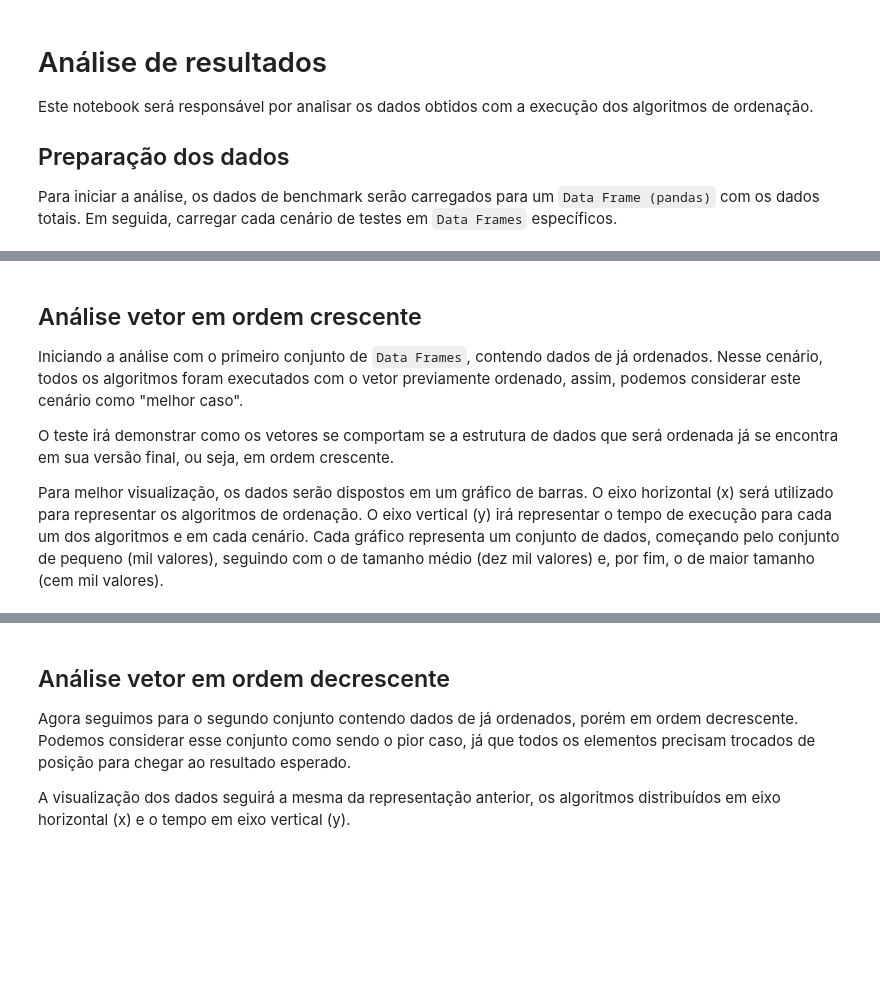
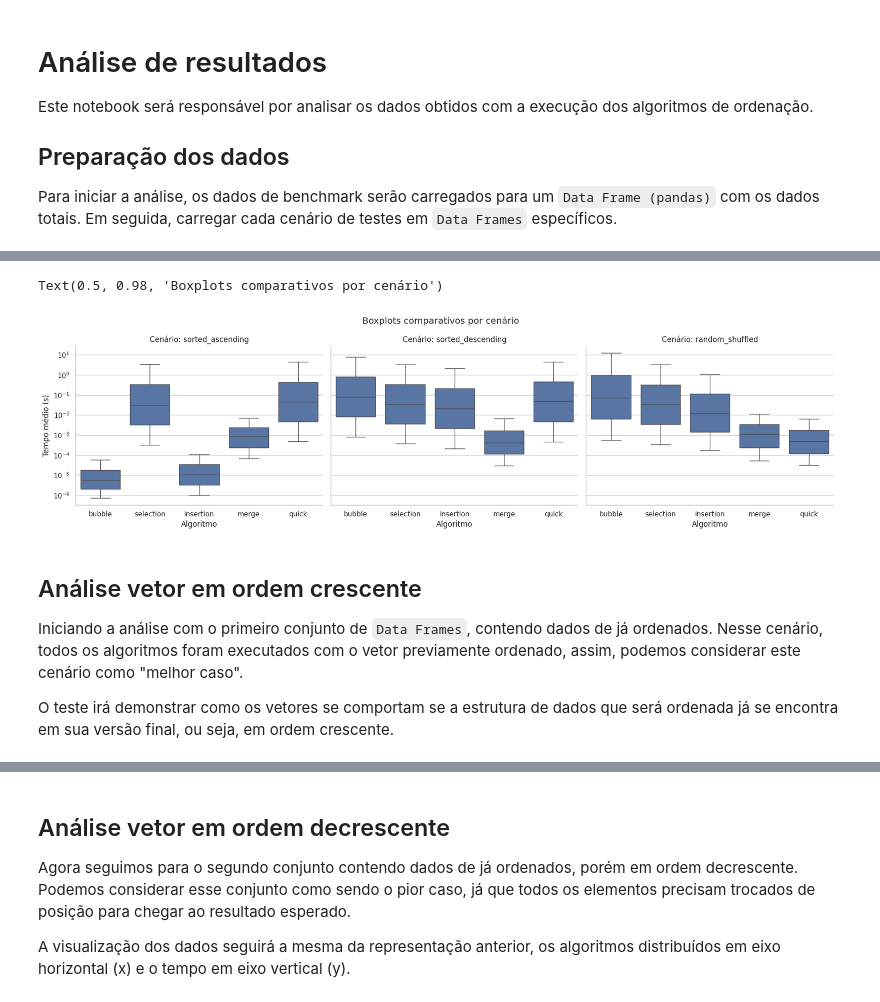
Before and after one commit to olucasaguiar/projeto-metodos-de-ordenacao, a Jupyter notebook: app/projeto_algoritmos_de_ordenacao.ipynb, the cells around one changed output, grey strips where cells are left out. Drawn from its saved outputs; the diff is of its cells as text; code cells hidden in the pictures; blank space fills up the shorter version.

Commit message:
feat: atualizando resultados de benchmark e ajuste na geração do relatório

```diff
--- a/app/projeto_algoritmos_de_ordenacao.ipynb
+++ b/app/projeto_algoritmos_de_ordenacao.ipynb
@@ -45,8 +9,52 @@ Característica das amostras: ['sorted_ascending' 'sorted_descending' 'random_sh
+# %%
+import pandas as pd
+import matplotlib.pyplot as plt
+import seaborn as sns
+
+# Configurações de estilo
+sns.set_theme(style="whitegrid")
+plt.rcParams["figure.figsize"] = (12, 6)
+
+# 1. Carregar os dados
+url = "https://github.com/olucasaguiar/projeto-metodos-de-ordenacao/raw/main/results/benchmarks.csv"
+df = pd.read_csv(url, usecols=["Algorithm", "Sample", "Size", "Best (ns)", "Worst (ns)", "Average (ns)", "Median (ns)"])
+
+# 2. Converter tempo para segundos
+df["best_s"] = df["Best (ns)"] / 1e9
+df["worst_s"] = df["Worst (ns)"] / 1e9
+df["average_s"] = df["Average (ns)"] / 1e9
+df["average_ms"] = df["Median (ns)"] / 1e6
+
+# Análise por cenário de teste
+def plot_scenario(sample_name):
+    subset = df[df["Sample"] == sample_name]
+
+    plt.figure(figsize=(14, 7))
+    sns.boxplot(data=subset, x="Algorithm", y="average_s", )
+    plt.title(f"Comparação entre tempo de execução por algoritmo - {sample_name}")
+    plt.yscale("log")
+    plt.ylabel("Tempo médio (s)")
+    plt.xlabel("Algoritmo")
+    plt.show()
+
+# Boxplots comparativo separados por cenário
+g = sns.catplot(
+    data=df, kind="box",
+    x="Algorithm", y="average_s",
+    col="Sample", col_wrap=3,
+    height=5, aspect=1.2, log_scale=True
+)
+g.set_xlabels("Algoritmo")
+g.set_ylabels("Tempo médio (s)")
+g.set_titles("Cenário: {col_name}")
+g.figure.subplots_adjust(top=0.85)
+g.figure.suptitle("Boxplots comparativos por cenário")
+# %% [output]
+Text(0.5, 0.98, 'Boxplots comparativos por cenário')
+[figure, added]
 # %% [markdown]
 ## Análise vetor em ordem crescente
 
 Iniciando a análise com o primeiro conjunto de `Data Frames`, contendo dados de já ordenados. Nesse cenário, todos os algoritmos foram executados com o vetor previamente ordenado, assim, podemos considerar este cenário como "melhor caso".
 
 O teste irá demonstrar como os vetores se comportam se a estrutura de dados que será ordenada já se encontra em sua versão final, ou seja, em ordem crescente.
-
-Para melhor visualização, os dados serão dispostos em um gráfico de barras. O eixo horizontal (x) será utilizado para representar os algoritmos de ordenação. O eixo vertical (y) irá representar o tempo de execução para cada um dos algoritmos e em cada cenário. Cada gráfico representa um conjunto de dados, começando pelo conjunto de pequeno (mil valores), seguindo com o de tamanho médio (dez mil valores) e, por fim, o de maior tamanho (cem mil valores).
```
Also changed, not shown: parts of 8 cells of this notebook, 2 other files.
